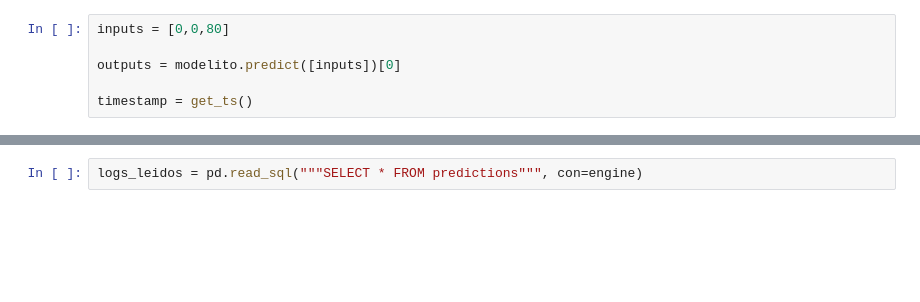
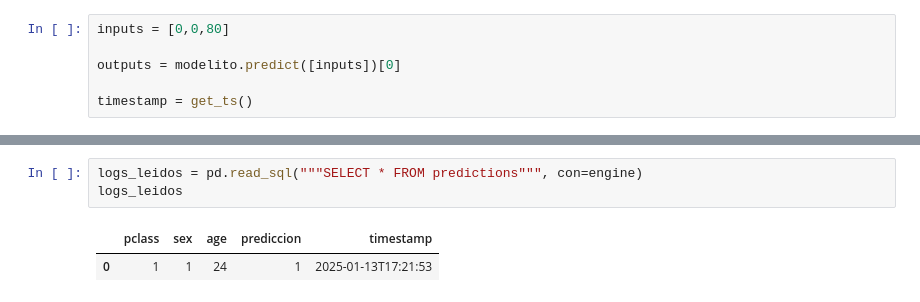
Before and after one commit to Paula-JS/app_api, a Jupyter notebook: train_model.ipynb, the cells around one changed output, grey strips where cells are left out. Drawn from its saved outputs; the diff is of its cells as text; blank space fills up the shorter version.

```diff
--- a/train_model.ipynb
+++ b/train_model.ipynb
@@ -169,6 +169,10 @@ logs.to_sql("predictions", con=engine, index=False, if_exists="append")
 1
 # %%
 logs_leidos = pd.read_sql("""SELECT * FROM predictions""", con=engine)
+logs_leidos
+# %% [output]
+|  | pclass | sex | age | prediccion | timestamp |
+| 0 | 1 | 1 | 24 | 1 | 2025-01-13T17:21:53 |
 # %%
 import matplotlib.pyplot as plt
 logs_leidos.predictions.value_counts().plot(kind="bar")
```
Also changed, not shown: parts of 6 cells of this notebook, 4 other files.
